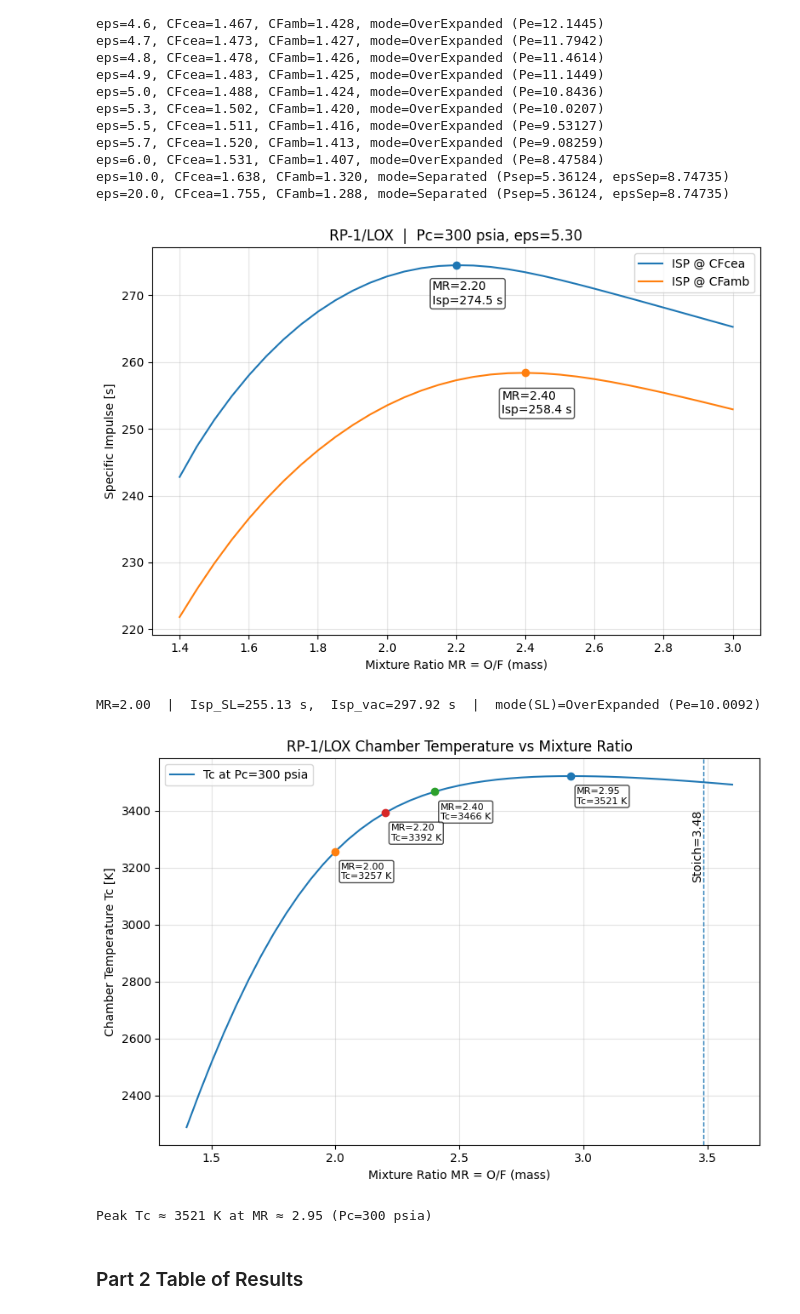
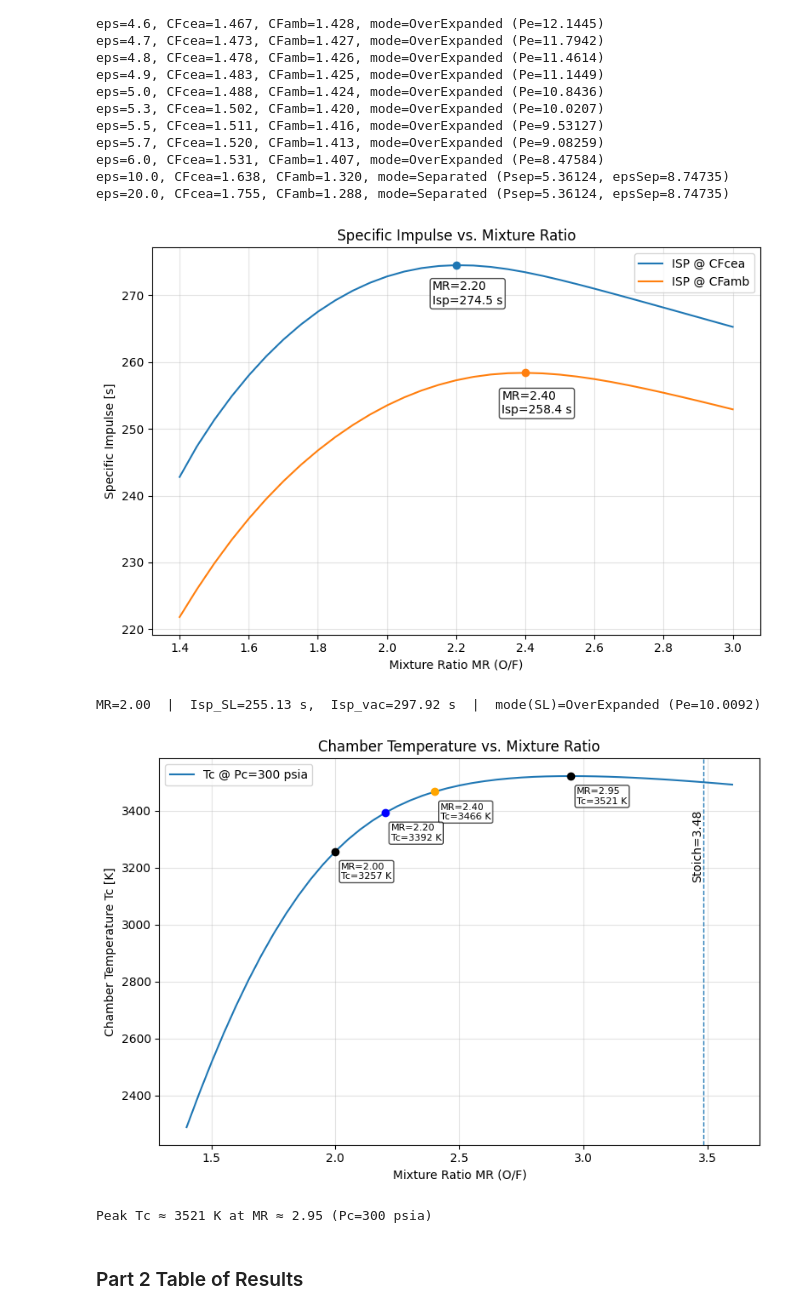
Before and after one commit to hydrop423/TCA-Project-Part1, a Jupyter notebook: Ryan Yuan TCA Project.ipynb, the cells around one changed output. Saved outputs shown, nothing was run; the diff lists cells and outputs as text; code cells hidden in the pictures.

```diff
--- a/Ryan Yuan TCA Project.ipynb
+++ b/Ryan Yuan TCA Project.ipynb
@@ -617,9 +617,9 @@ MR_opt_vac, Isp_opt_vac = MR_grid[idx_vac], Isp_vac[idx_vac]
 plt.figure(figsize=(8,5.5))
 plt.plot(MR_grid, Isp_SL,  label=f"ISP @ CFcea")
 plt.plot(MR_grid, Isp_vac, label="ISP @ CFamb")
-plt.xlabel("Mixture Ratio MR = O/F (mass)")
+plt.xlabel("Mixture Ratio MR (O/F)")
 plt.ylabel("Specific Impulse [s]")
-plt.title(f"RP-1/LOX  |  Pc={Pc_psia:.0f} psia, eps={eps:.2f}")
+plt.title(f"Specific Impulse vs. Mixture Ratio")
 plt.grid(True, alpha=0.35)
 plt.legend()
 plt.tight_layout()
@@ -643,7 +643,7 @@ plt.show()
 # for MR, s, v, m in list(zip(MR_grid, Isp_SL, Isp_vac, modes))[::5]:
 #     print(f" {MR:5.2f}   {s:10.1f}     {v:10.1f}    {m}")
 # %% [output]
-[figure, old version]
+[figure, new version]
 # %%
 def isp_at_mr(MR):
     """
@@ -694,7 +694,7 @@ def chamber_TK(Pc, MR):
     return T_R * (5.0/9.0)
 
 
-def mark_Tc_at_MR(MR, Pc_psia, cea_obj, ax=None, text_offset=(5,-25)):
+def mark_Tc_at_MR(MR, Pc_psia, cea_obj, ax=None, text_offset=(5,-25), color='black'):
     """
     Compute Tc at the given MR and annotate it on an existing Tc-vs-MR plot.
     Returns Tc_K.
@@ -706,7 +706,7 @@ def mark_Tc_at_MR(MR, Pc_psia, cea_obj, ax=None, text_offset=(5,-25)):
         ax = plt.gca()
 
     # plot the point
-    ax.scatter([MR], [Tc_K], zorder=5)
+    ax.scatter([MR], [Tc_K], zorder=5, c=color)
 
     # add a label similar to the peak label
     ax.annotate(f"MR={MR:.2f}\nTc={Tc_K:.0f} K",
@@ -717,39 +717,39 @@ def mark_Tc_at_MR(MR, Pc_psia, cea_obj, ax=None, text_offset=(5,-25)):
     return Tc_K
 
 # ---------------- compute curve ----------------
 T_K = np.array([chamber_TK(Pc_psia, MR) for MR in MR_grid])
 
 # Find peak (near stoichiometric)
 idx_max = int(np.argmax(T_K))
 MR_peak, T_peak = MR_grid[idx_max], T_K[idx_max]
 
 # ---------------- plot ----------------
 plt.figure(figsize=(8,5.5))
-plt.plot(MR_grid, T_K, label=f"Tc at Pc={Pc_psia:.0f} psia")
+plt.plot(MR_grid, T_K, label=f"Tc @ Pc={Pc_psia:.0f} psia")
 
 Tc_MR1 = mark_Tc_at_MR(MR_peak, Pc_psia, cea)
 Tc_MR2 = mark_Tc_at_MR(2.0, Pc_psia, cea)
-Tc_MR3 = mark_Tc_at_MR(2.4, Pc_psia, cea)
-Tc_MR4 = mark_Tc_at_MR(2.2, Pc_psia, cea)
+Tc_MR3 = mark_Tc_at_MR(2.4, Pc_psia, cea, color='orange')
+Tc_MR4 = mark_Tc_at_MR(2.2, Pc_psia, cea, color='blue')
 
 # Optional: mark rough stoichiometric MR for RP-1≈C12H26 (~3.48)
 MR_stoich = 592.0/170.0  # ~3.48 (O2 mass per fuel mass for C12H26 + 18.5 O2)
 plt.axvline(MR_stoich, linestyle="--", linewidth=1)
 plt.text(MR_stoich, plt.ylim()[1]*0.95, "Stoich=3.48", rotation=90,
          va="top", ha="right")
 
-plt.xlabel("Mixture Ratio MR = O/F (mass)")
+plt.xlabel("Mixture Ratio MR (O/F)")
 plt.ylabel("Chamber Temperature Tc [K]")
-plt.title("RP-1/LOX Chamber Temperature vs Mixture Ratio")
+plt.title("Chamber Temperature vs. Mixture Ratio")
 plt.grid(True, alpha=0.35)
 plt.legend()
 plt.tight_layout()
 plt.show()
 
 # Quick printout for sanity
 print(f"Peak Tc ≈ {T_peak:.0f} K at MR ≈ {MR_peak:.2f} (Pc={Pc_psia:.0f} psia)")
 # %% [output]
-[figure, old version]
+[figure, new version]
 Peak Tc ≈ 3521 K at MR ≈ 2.95 (Pc=300 psia)
 # %% [markdown]
 ### Part 2 Table of Results
```
Also changed, not shown: 4 other files.
